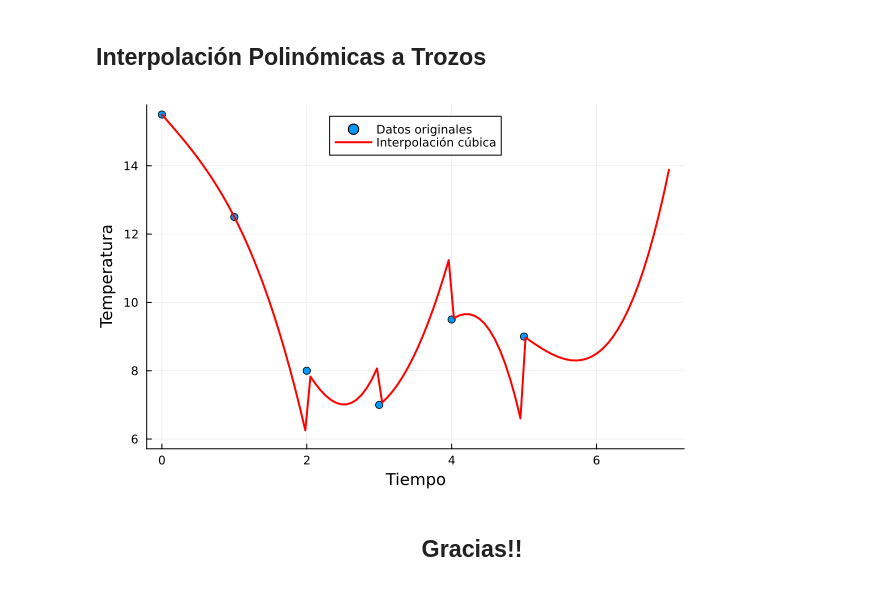
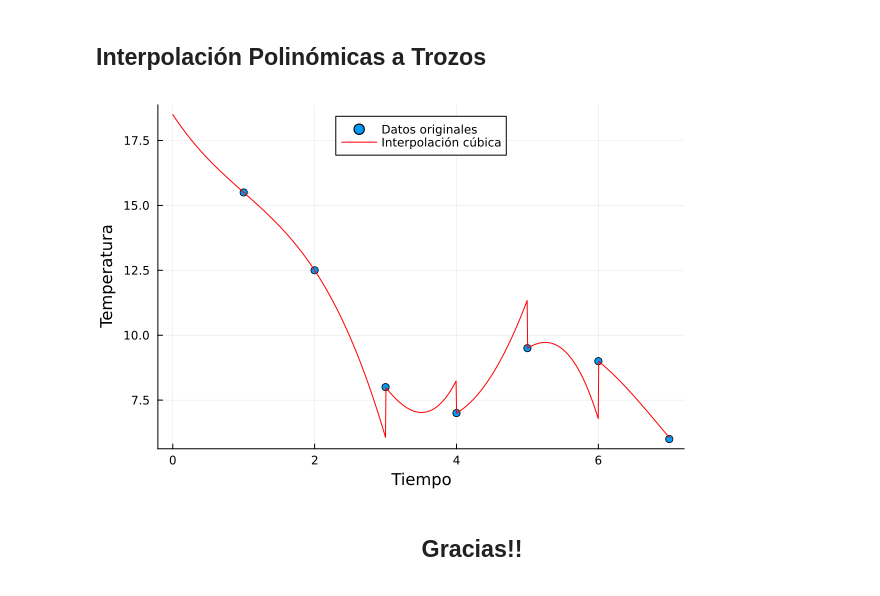
Before and after one commit to Maanuuuu/Colaboradores, a Jupyter notebook: Interpolaciones/Evaluacion_2.ipynb, the cells around one changed output. Cells and saved outputs as stored; diff of their text form; code cells hidden in the pictures.

```diff
--- a/Interpolaciones/Evaluacion_2.ipynb
+++ b/Interpolaciones/Evaluacion_2.ipynb
@@ -261,7 +260,7 @@ for i in 1:length(t_hot)
 end
 
 # Datos de ejemplo: tiempos y temperaturas
-tiempos = np.array([0.0, 1.0, 2.0, 3.0, 4.0, 5.0])
+tiempos = np.array([1.0, 2.0, 3.0, 4.0, 5.0,6.0, 7.0])
 temperaturas = np.array(prom)
 
 function spline_cubico(t, y)
@@ -291,34 +290,34 @@ function spline_cubico(t, y)
         B[j] = (y[j+1] - y[j]) / h[j] - h[j] * (C[j+1] + 2 * C[j]) / 3
         D[j] = (C[j+1] - C[j]) / (3 * h[j])
     end
 
     return B, C, D
 end
 
 function evaluar_spline(t, y, b, c, d, x)
     i = np.searchsorted(t, x) - 1
     i = clamp(i, 1, length(t) - 1)
     dx = x - t[i]
     return y[i] + b[i] * dx + c[i] * dx^2 + d[i] * dx^3
 end
 
 # Calcular los coeficientes del spline cúbico
 b, c, d = spline_cubico(tiempos, temperaturas)
 
 # Crear puntos de interpolación
 tiempos_interpolados = np.linspace(0, 7, 1000)
 temperaturas_interpoladas = [evaluar_spline(tiempos, temperaturas, b, c, d, x) for x in tiempos_interpolados]
 
 # Convertir los resultados de nuevo a arrays de Julia
 tiempos_interpolados_julia = collect(tiempos_interpolados)
 temperaturas_interpoladas_julia = collect(temperaturas_interpoladas)
 
 # Graficar los datos originales y la interpolación
 scatter(tiempos, temperaturas, label="Datos originales", legend=:top)
-plot!(tiempos_interpolados_julia, temperaturas_interpoladas_julia, label="Interpolación cúbica", linewidth=2, color="red")
+plot!(tiempos_interpolados_julia, temperaturas_interpoladas_julia, label="Interpolación cúbica", color="red")
 xlabel!("Tiempo")
 ylabel!("Temperatura")
 # %% [output]
-[figure, old version]
+[figure, new version]
 # %% [markdown]
 <center><h2>Gracias!!</h2></center>
```
Also changed, not shown: parts of 1 cell of this notebook, 1 other file.
